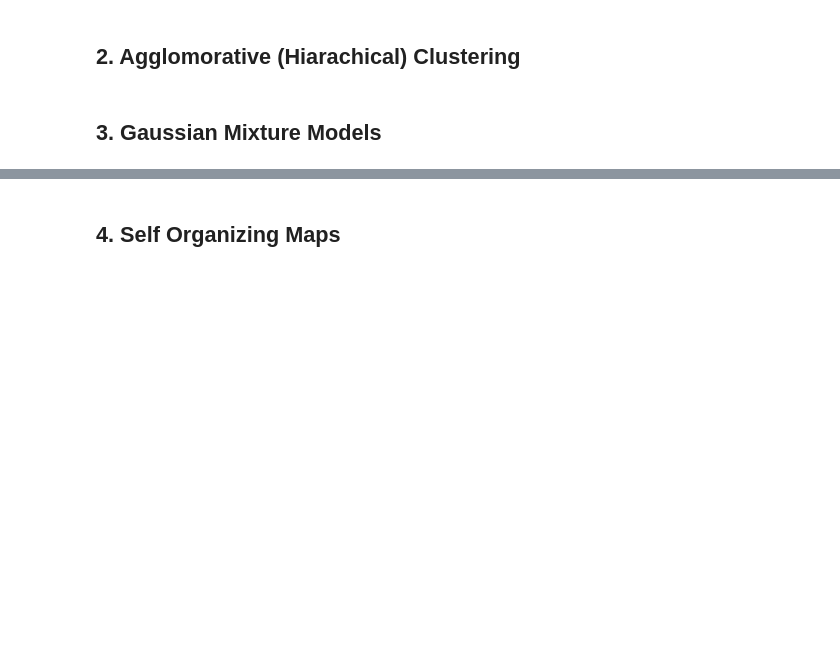
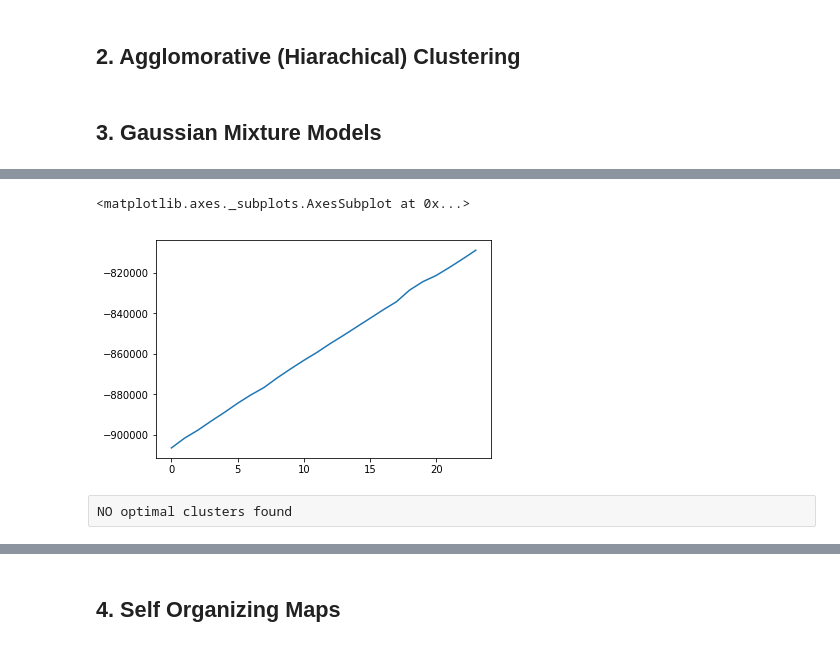
Before and after one commit to ThuwarakeshM/Stock-Clusters, a Jupyter notebook: Untitled.ipynb, the cells around one changed output, grey strips where cells are left out. Saved outputs shown, nothing was run; the diff lists cells and outputs as text; code cells hidden in the pictures; blank space fills up the shorter version.

```diff
--- a/Untitled.ipynb
+++ b/Untitled.ipynb
@@ -152,9 +167,15 @@ pd.DataFrame(l)[1].plot()
 # %%
 l = []
 for i in range(1,25):
     l.append(clust(df.T, i, 'tied')) # 'spherical', 'diag', 'tied', 'full'
+l_tied = l
 
 pd.DataFrame(l)[1].plot()
+# %% [output]
+<matplotlib.axes._subplots.AxesSubplot at 0x...>
+[figure, added]
+# %% [raw]
+NO optimal clusters found
 # %%
 l = []
 for i in range(1,25):
```
Also changed, not shown: parts of 13 cells of this notebook, 1 other file.
